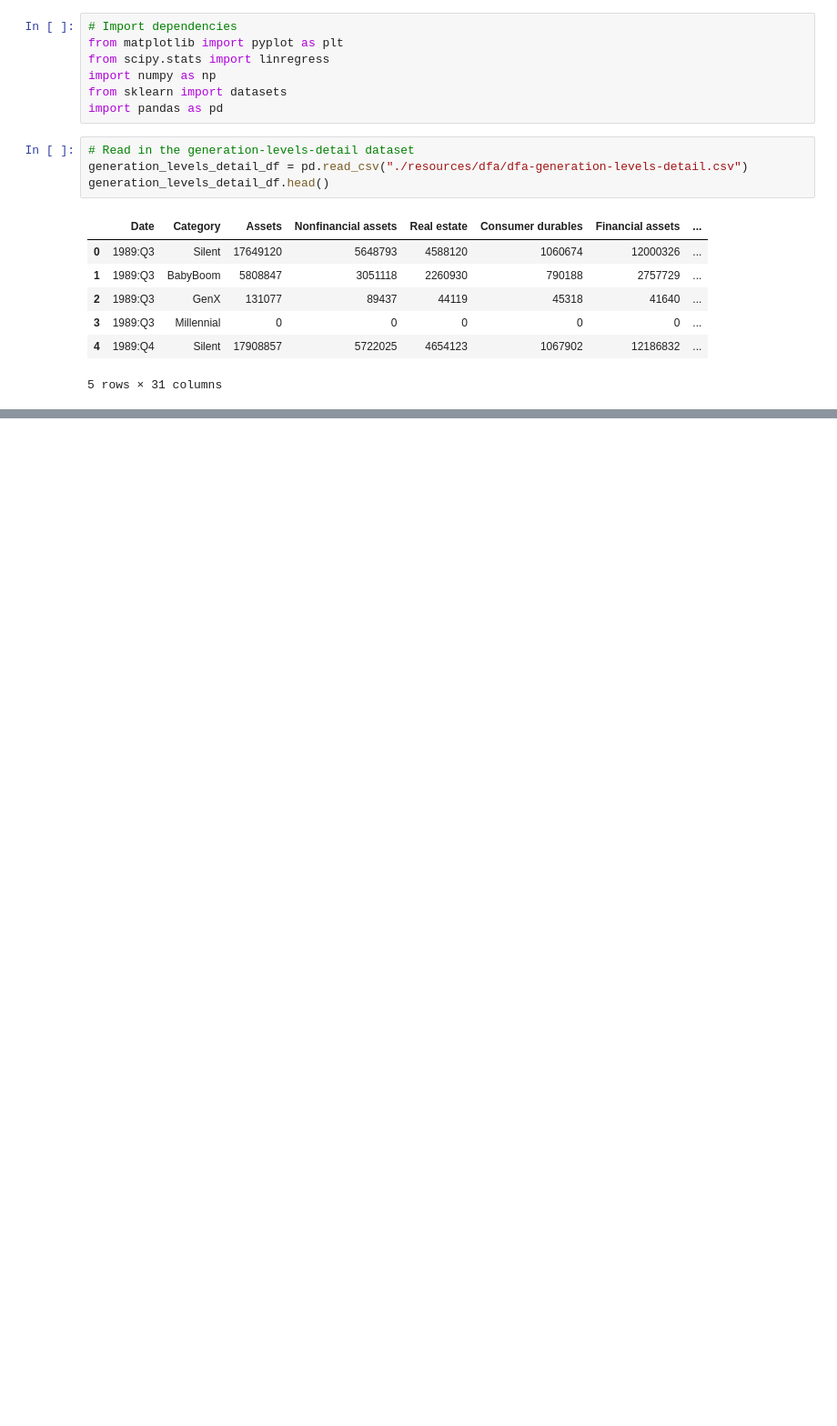
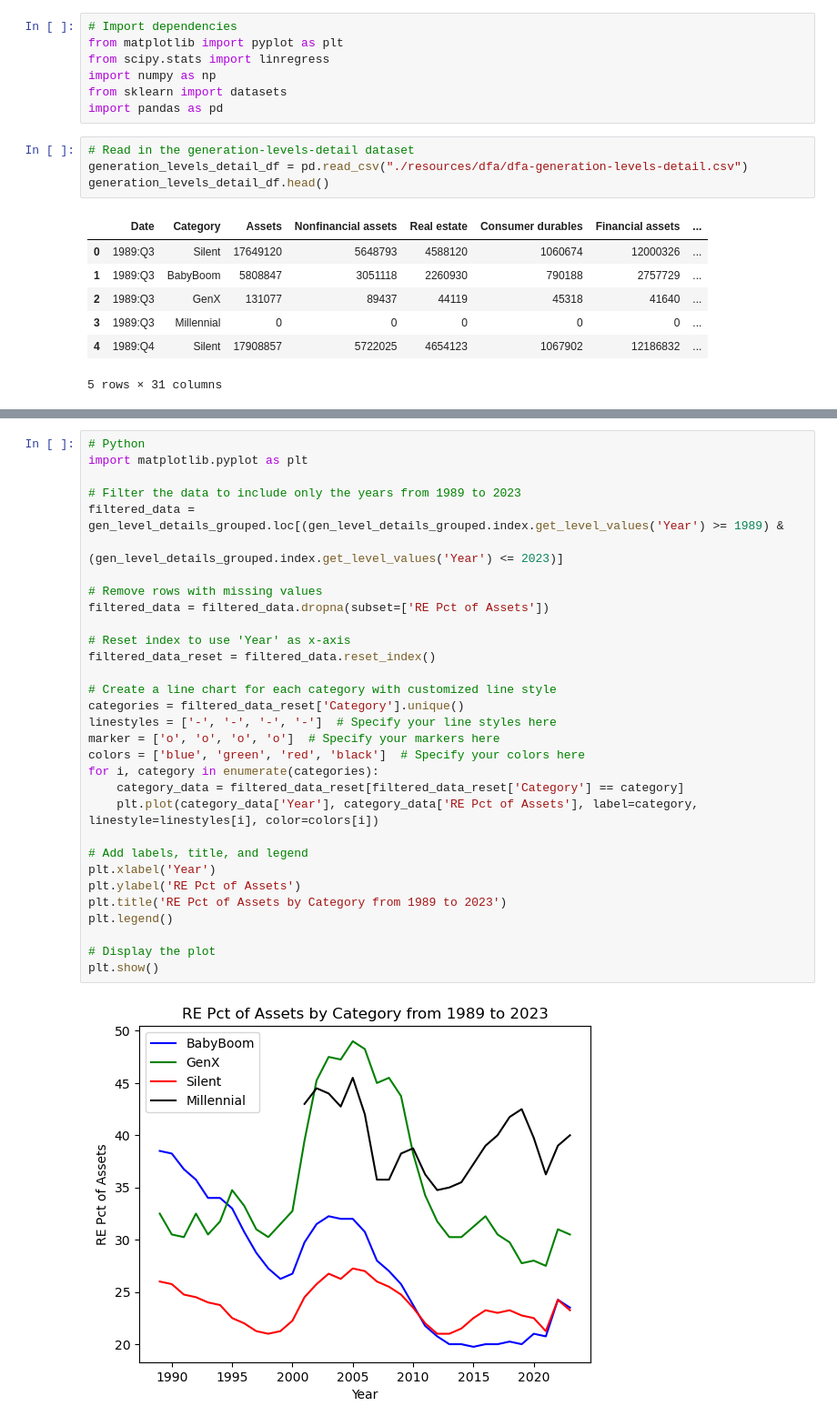
Before and after one commit to JCamp-12/AI-Project-1, a Jupyter notebook: generational_detail_analysis.ipynb, the cells around one changed output, grey strips where cells are left out. Shown: that part at 91% size. Cells and saved outputs as stored; diff of their text form; blank space fills up the shorter version.

```diff
--- a/generational_detail_analysis.ipynb
+++ b/generational_detail_analysis.ipynb
@@ -279,0 +171,33 @@ plt.show()
+# %%
+# Python
+import matplotlib.pyplot as plt
+
+# Filter the data to include only the years from 1989 to 2023
+filtered_data = gen_level_details_grouped.loc[(gen_level_details_grouped.index.get_level_values('Year') >= 1989) &
+                                              (gen_level_details_grouped.index.get_level_values('Year') <= 2023)]
+
+# Remove rows with missing values
+filtered_data = filtered_data.dropna(subset=['RE Pct of Assets'])
+
+# Reset index to use 'Year' as x-axis
+filtered_data_reset = filtered_data.reset_index()
+
+# Create a line chart for each category with customized line style
+categories = filtered_data_reset['Category'].unique()
+linestyles = ['-', '-', '-', '-']  # Specify your line styles here
+marker = ['o', 'o', 'o', 'o']  # Specify your markers here
+colors = ['blue', 'green', 'red', 'black']  # Specify your colors here
+for i, category in enumerate(categories):
+    category_data = filtered_data_reset[filtered_data_reset['Category'] == category]
+    plt.plot(category_data['Year'], category_data['RE Pct of Assets'], label=category, linestyle=linestyles[i], color=colors[i])
+
+# Add labels, title, and legend
+plt.xlabel('Year')
+plt.ylabel('RE Pct of Assets')
+plt.title('RE Pct of Assets by Category from 1989 to 2023')
+plt.legend()
+
+# Display the plot
+plt.show()
+# %% [output]
+[figure, added]
```
Also changed, not shown: parts of 14 cells of this notebook.
